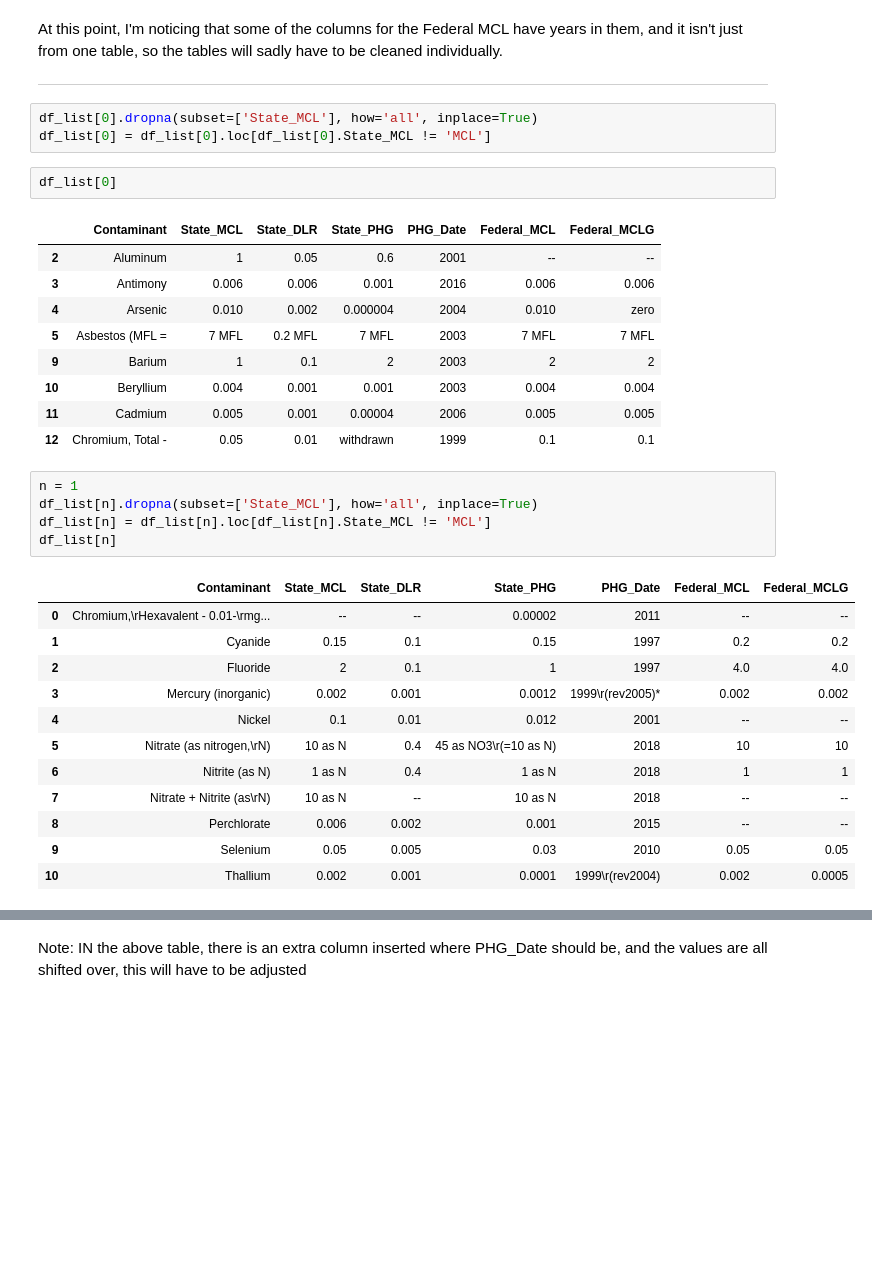
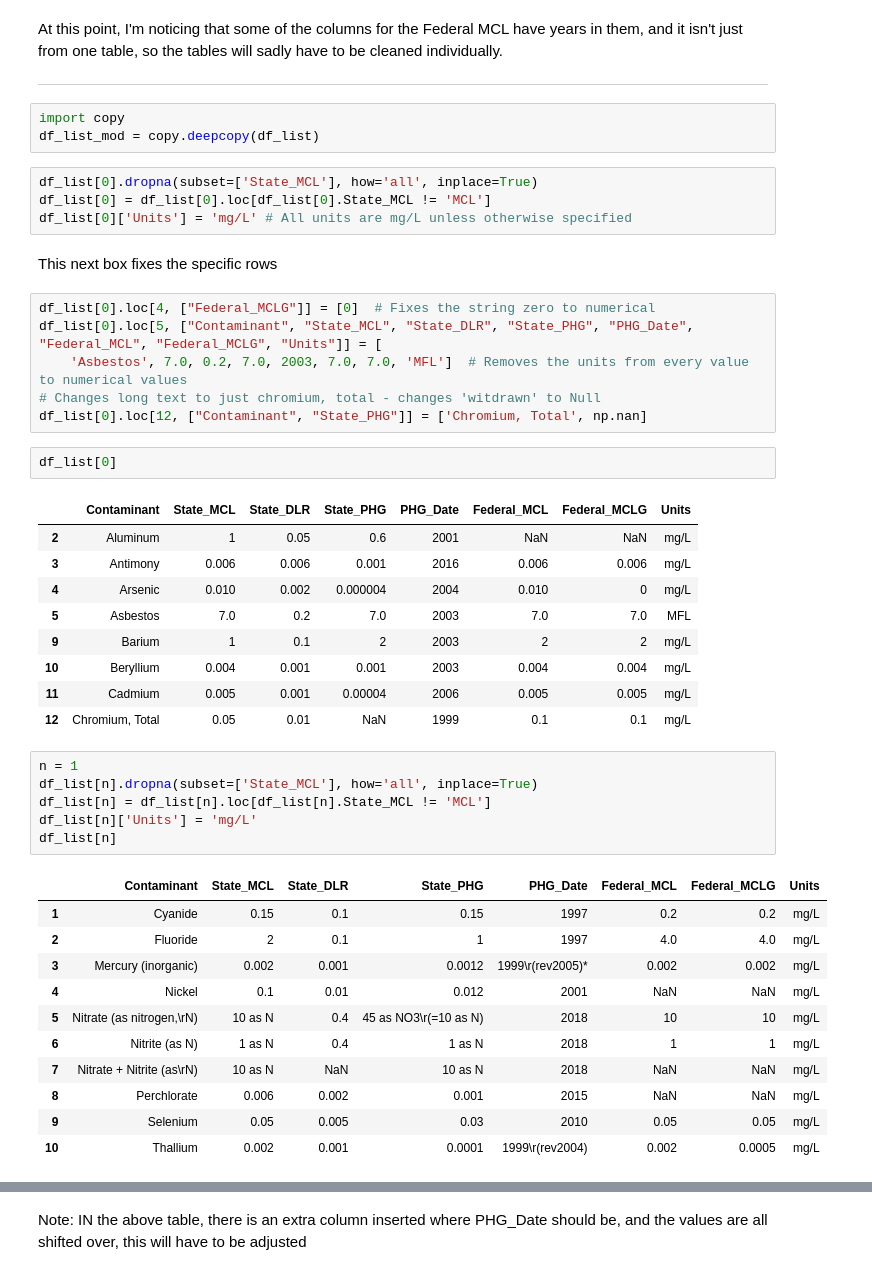
Before and after one commit to FreshOats/Water_Quality, a Jupyter notebook: Tabulate_PDF_Table.ipynb, the cells around one changed output, grey strips where cells are left out. Cells and saved outputs as stored; diff of their text form; blank space fills up the shorter version.

Commit message:
Further cleaning of the data, addressing the issues on a row by row basis for naming, strings as numbers, and missing data standardization

```diff
--- a/Tabulate_PDF_Table.ipynb
+++ b/Tabulate_PDF_Table.ipynb
@@ -99,36 +101,48 @@ There are several rows that need to be removed that were subtitles of the differ
 At this point, I'm noticing that some of the columns for the Federal MCL have years in them, and it isn't just from one table, so the tables will sadly have to be cleaned individually.
 
 ---
+# %%
+import copy
+df_list_mod = copy.deepcopy(df_list)
 # %%
 df_list[0].dropna(subset=['State_MCL'], how='all', inplace=True)
 df_list[0] = df_list[0].loc[df_list[0].State_MCL != 'MCL']
+df_list[0]['Units'] = 'mg/L' # All units are mg/L unless otherwise specified
+# %% [markdown]
+This next box fixes the specific rows
+# %%
+df_list[0].loc[4, ["Federal_MCLG"]] = [0]  # Fixes the string zero to numerical
+df_list[0].loc[5, ["Contaminant", "State_MCL", "State_DLR", "State_PHG", "PHG_Date", "Federal_MCL", "Federal_MCLG", "Units"]] = [
+    'Asbestos', 7.0, 0.2, 7.0, 2003, 7.0, 7.0, 'MFL']  # Removes the units from every value to numerical values
+# Changes long text to just chromium, total - changes 'witdrawn' to Null
+df_list[0].loc[12, ["Contaminant", "State_PHG"]] = ['Chromium, Total', np.nan]
 # %%
 df_list[0]
 # %% [output]
-|  | Contaminant | State_MCL | State_DLR | State_PHG | PHG_Date | Federal_MCL | Federal_MCLG |
-| 2 | Aluminum | 1 | 0.05 | 0.6 | 2001 | -- | -- |
-| 3 | Antimony | 0.006 | 0.006 | 0.001 | 2016 | 0.006 | 0.006 |
-| 4 | Arsenic | 0.010 | 0.002 | 0.000004 | 2004 | 0.010 | zero |
-| 5 | Asbestos (MFL = | 7 MFL | 0.2 MFL | 7 MFL | 2003 | 7 MFL | 7 MFL |
-| 9 | Barium | 1 | 0.1 | 2 | 2003 | 2 | 2 |
-| 10 | Beryllium | 0.004 | 0.001 | 0.001 | 2003 | 0.004 | 0.004 |
-| 11 | Cadmium | 0.005 | 0.001 | 0.00004 | 2006 | 0.005 | 0.005 |
-| 12 | Chromium, Total - | 0.05 | 0.01 | withdrawn | 1999 | 0.1 | 0.1 |
+|  | Contaminant | State_MCL | State_DLR | State_PHG | PHG_Date | Federal_MCL | Federal_MCLG | Units |
+| 2 | Aluminum | 1 | 0.05 | 0.6 | 2001 | NaN | NaN | mg/L |
+| 3 | Antimony | 0.006 | 0.006 | 0.001 | 2016 | 0.006 | 0.006 | mg/L |
+| 4 | Arsenic | 0.010 | 0.002 | 0.000004 | 2004 | 0.010 | 0 | mg/L |
+| 5 | Asbestos | 7.0 | 0.2 | 7.0 | 2003 | 7.0 | 7.0 | MFL |
+| 9 | Barium | 1 | 0.1 | 2 | 2003 | 2 | 2 | mg/L |
+| 10 | Beryllium | 0.004 | 0.001 | 0.001 | 2003 | 0.004 | 0.004 | mg/L |
+| 11 | Cadmium | 0.005 | 0.001 | 0.00004 | 2006 | 0.005 | 0.005 | mg/L |
+| 12 | Chromium, Total | 0.05 | 0.01 | NaN | 1999 | 0.1 | 0.1 | mg/L |
 # %%
 n = 1
 df_list[n].dropna(subset=['State_MCL'], how='all', inplace=True)
 df_list[n] = df_list[n].loc[df_list[n].State_MCL != 'MCL']
+df_list[n]['Units'] = 'mg/L'
 df_list[n]
 # %% [output]
-|  | Contaminant | State_MCL | State_DLR | State_PHG | PHG_Date | Federal_MCL | Federal_MCLG |
-| 0 | Chromium,\rHexavalent - 0.01-\rmg... | -- | -- | 0.00002 | 2011 | -- | -- |
-| 1 | Cyanide | 0.15 | 0.1 | 0.15 | 1997 | 0.2 | 0.2 |
-| 2 | Fluoride | 2 | 0.1 | 1 | 1997 | 4.0 | 4.0 |
-| 3 | Mercury (inorganic) | 0.002 | 0.001 | 0.0012 | 1999\r(rev2005)* | 0.002 | 0.002 |
-| 4 | Nickel | 0.1 | 0.01 | 0.012 | 2001 | -- | -- |
-| 5 | Nitrate (as nitrogen,\rN) | 10 as N | 0.4 | 45 as NO3\r(=10 as N) | 2018 | 10 | 10 |
-| 6 | Nitrite (as N) | 1 as N | 0.4 | 1 as N | 2018 | 1 | 1 |
-| 7 | Nitrate + Nitrite (as\rN) | 10 as N | -- | 10 as N | 2018 | -- | -- |
-| 8 | Perchlorate | 0.006 | 0.002 | 0.001 | 2015 | -- | -- |
-| 9 | Selenium | 0.05 | 0.005 | 0.03 | 2010 | 0.05 | 0.05 |
-| 10 | Thallium | 0.002 | 0.001 | 0.0001 | 1999\r(rev2004) | 0.002 | 0.0005 |
+|  | Contaminant | State_MCL | State_DLR | State_PHG | PHG_Date | Federal_MCL | Federal_MCLG | Units |
+| 1 | Cyanide | 0.15 | 0.1 | 0.15 | 1997 | 0.2 | 0.2 | mg/L |
+| 2 | Fluoride | 2 | 0.1 | 1 | 1997 | 4.0 | 4.0 | mg/L |
+| 3 | Mercury (inorganic) | 0.002 | 0.001 | 0.0012 | 1999\r(rev2005)* | 0.002 | 0.002 | mg/L |
+| 4 | Nickel | 0.1 | 0.01 | 0.012 | 2001 | NaN | NaN | mg/L |
+| 5 | Nitrate (as nitrogen,\rN) | 10 as N | 0.4 | 45 as NO3\r(=10 as N) | 2018 | 10 | 10 | mg/L |
+| 6 | Nitrite (as N) | 1 as N | 0.4 | 1 as N | 2018 | 1 | 1 | mg/L |
+| 7 | Nitrate + Nitrite (as\rN) | 10 as N | NaN | 10 as N | 2018 | NaN | NaN | mg/L |
+| 8 | Perchlorate | 0.006 | 0.002 | 0.001 | 2015 | NaN | NaN | mg/L |
+| 9 | Selenium | 0.05 | 0.005 | 0.03 | 2010 | 0.05 | 0.05 | mg/L |
+| 10 | Thallium | 0.002 | 0.001 | 0.0001 | 1999\r(rev2004) | 0.002 | 0.0005 | mg/L |
```
Also changed, not shown: parts of 38 cells of this notebook, 2 other files.
